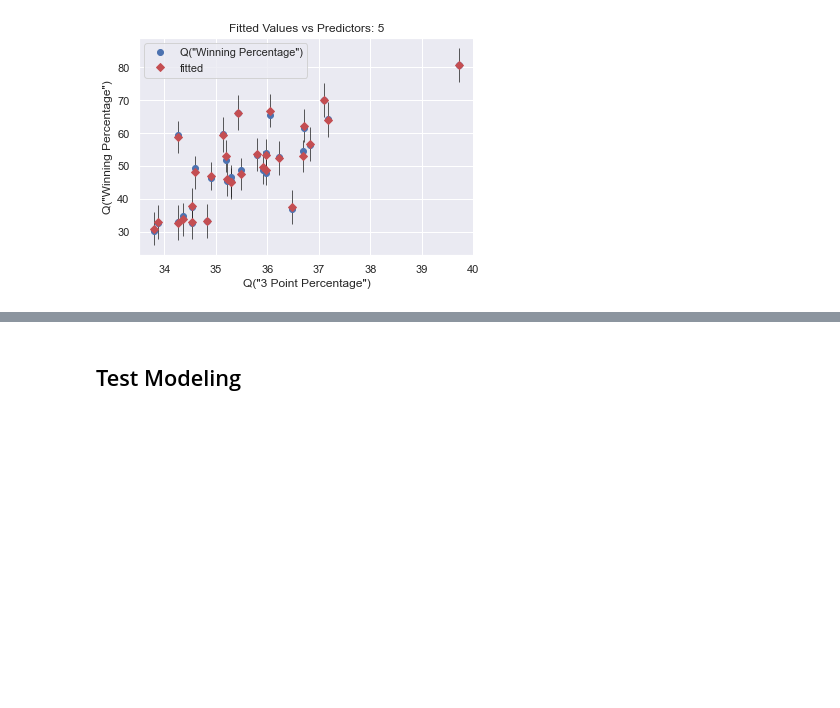
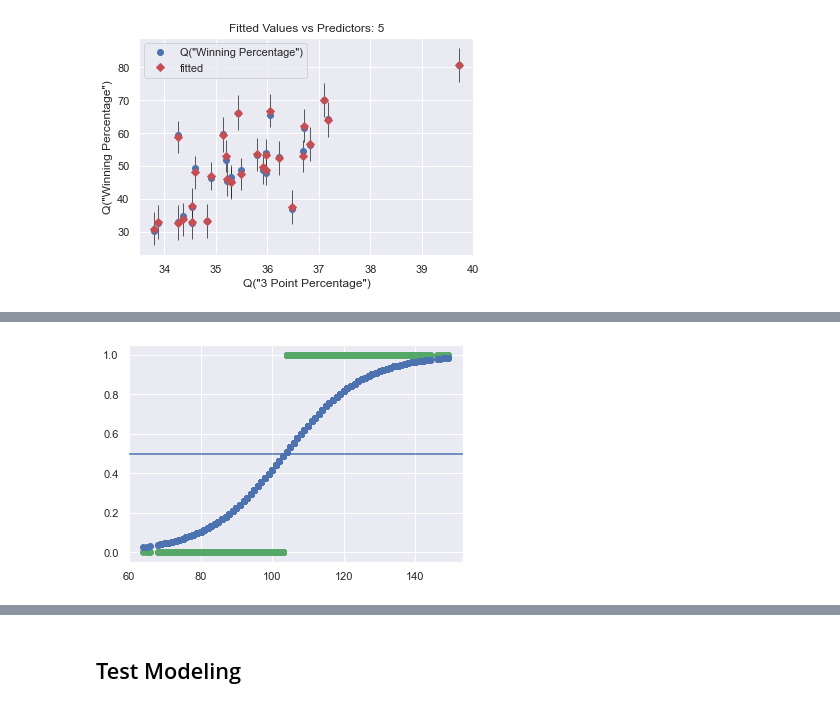
Before and after one commit to Minh-Thien-Bui/Basketball-Project, a Jupyter notebook: Three Point Regression.ipynb, the cells around one changed output, grey strips where cells are left out. Saved outputs shown, nothing was run; the diff lists cells and outputs as text; code cells hidden in the pictures; blank space fills up the shorter version.

Commit message:
Logistic Update

```diff
--- a/Three Point Regression.ipynb
+++ b/Three Point Regression.ipynb
@@ -184,0 +187,3 @@ dfNBA
+# %%
+cleanNBA = CleanData(nba)
+cleanNBA
@@ -429,0 +450,18 @@ for i in range(len(formulas)):
+# %%
+def LogModel(stat, mod, dataset):
+    column = '0 + Q("' + stat + '")'
+    X = patsy.dmatrix(column, data = dataset)
+
+    return mod.fit(X, dataset['Wins']), X
+# %%
+lr = LogisticRegressionCV()
+pred_score = {}
+
+for stat in cleanNBA.iloc[:, 1:]:
+    default_mod, X = LogModel(stat, lr, cleanNBA)
+    pred_score[stat] = default_mod.score(X, cleanNBA['Wins'])
+
+logNBA = pd.DataFrame(pred_score.items(), columns = ['Predictor', 'Score'])
+logNBA = logNBA.sort_values('Score', ascending = False)
+
+logNBA
@@ -429,0 +486,11 @@ for i in range(len(formulas)):
+# %%
+topModel, X = LogModel(logNBA['Predictor'].iloc[0], lr, cleanNBA)
+
+yhat = topModel.predict(X)
+yhat_p = topModel.predict_proba(X)
+
+plt.plot(X,yhat,'go');
+plt.plot(X,yhat_p[:,1],'bo');
+plt.axhline(0.5);
+# %% [output]
+[figure, added]
```
Also changed, not shown: parts of 39 cells of this notebook.
